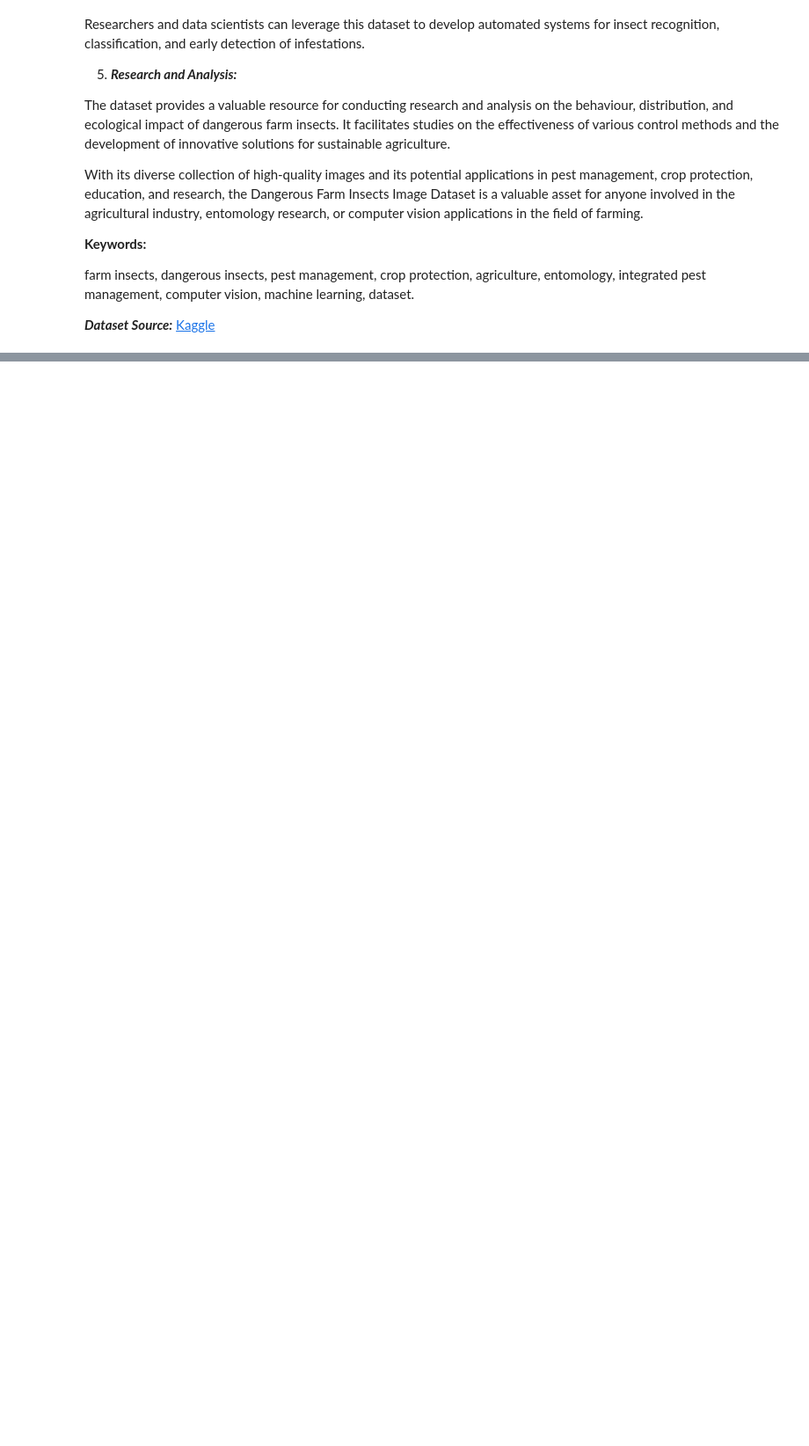
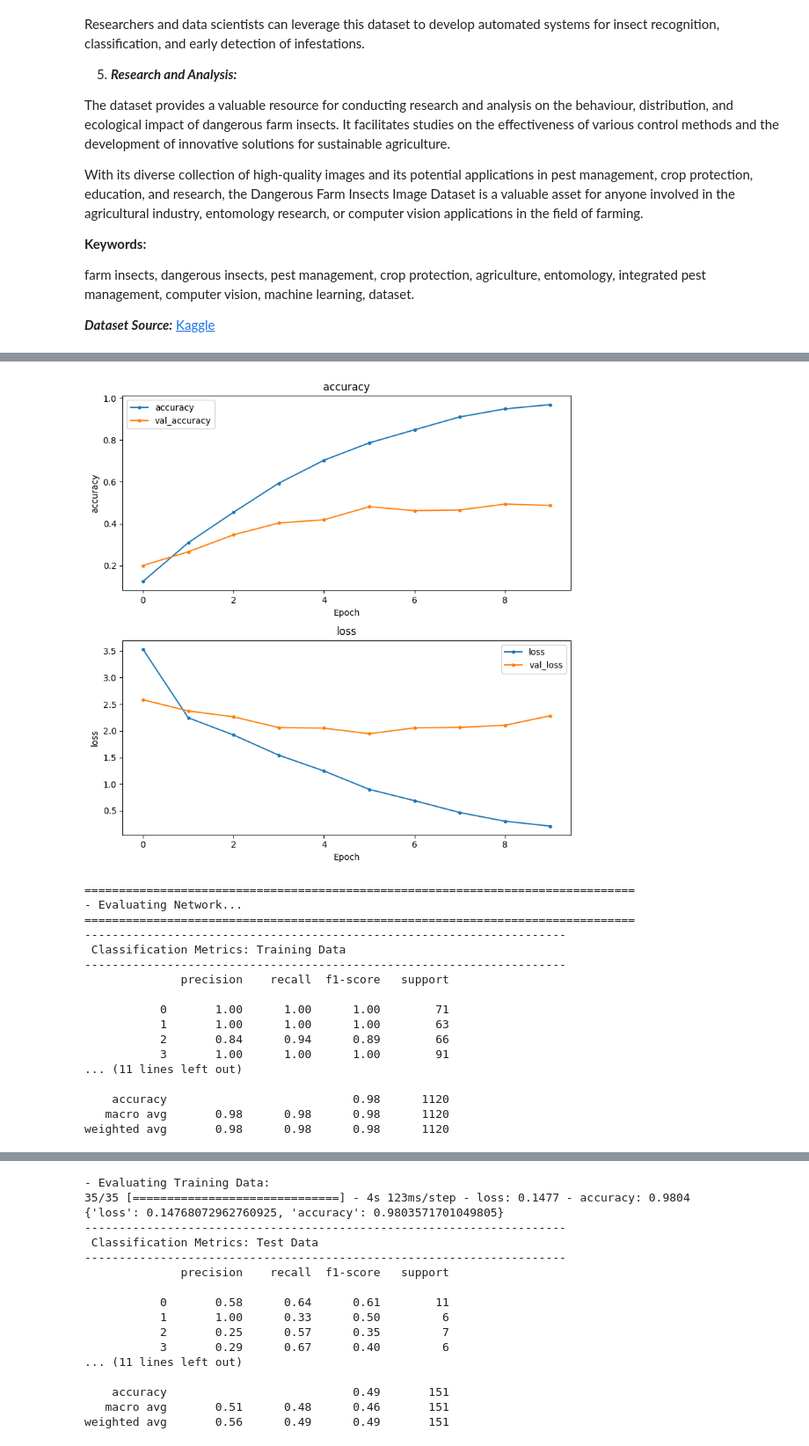
Before and after one commit to OMONa-E/Dangerous_Farm_Insects_Prediction_Using_CNNS, a Jupyter notebook: Dangerous_Farm_Insect_Prediction.ipynb, the cells around one changed output, grey strips where cells are left out. Shown: that part at 88% size. Saved outputs shown, nothing was run; the diff lists cells and outputs as text; code cells hidden in the pictures; blank space fills up the shorter version.

```diff
--- a/Dangerous_Farm_Insect_Prediction.ipynb
+++ b/Dangerous_Farm_Insect_Prediction.ipynb
@@ -66,0 +190,26 @@ data_dir
+# %%
+# we define our model build function
+def model_build():
+  # define the model
+  model = Sequential([
+      Rescaling(1./255, input_shape=input_shape),
+      Conv2D(filters=16, kernel_size=3, padding='same'),
+      MaxPooling2D(pool_size=2),
+      Conv2D(filters=32, kernel_size=3, padding='same'),
+      MaxPooling2D(pool_size=2),
+      Flatten(),
+      Dense(units=image_class_num, activation='softmax')
+  ])
+  # compile the model
+  model.compile(
+      loss='categorical_crossentropy',
+      optimizer='adam',
+      metrics=['accuracy']
+  )
+  # define our summary
+  model.summary()
+
+  return model
+
+# we build our model
+model = model_build()
@@ -66,0 +234,9 @@ data_dir
+# %%
+# we fit our model and save it in a varaible called history
+history = model.fit(
+    train_dataset,
+    epochs=10,
+    validation_data=val_dataset
+)
+
+history
@@ -66,0 +482,27 @@ data_dir
+# %%
+evaluate_classification_network(model,
+                                    X_train=train_dataset,
+                                    X_test=test_dataset,
+                                    history=history, history_figsize=(8, 8),
+                                    figsize=(10,10),
+                                    values_format=".1f",
+                                    colorbar=False)
+# %% [output]
+[figure, added]
+================================================================================
+- Evaluating Network...
+================================================================================
+----------------------------------------------------------------------
+ Classification Metrics: Training Data
+----------------------------------------------------------------------
+              precision    recall  f1-score   support
+
+           0       1.00      1.00      1.00        71
+           1       1.00      1.00      1.00        63
+           2       0.84      0.94      0.89        66
+           3       1.00      1.00      1.00        91
+... (11 lines left out)
+
+    accuracy                           0.98      1120
+   macro avg       0.98      0.98      0.98      1120
+weighted avg       0.98      0.98      0.98      1120
@@ -66,0 +510,17 @@ data_dir
+- Evaluating Training Data:
+35/35 [==============================] - 4s 123ms/step - loss: 0.1477 - accuracy: 0.9804
+{'loss': 0.14768072962760925, 'accuracy': 0.9803571701049805}
+----------------------------------------------------------------------
+ Classification Metrics: Test Data
+----------------------------------------------------------------------
+              precision    recall  f1-score   support
+
+           0       0.58      0.64      0.61        11
+           1       1.00      0.33      0.50         6
+           2       0.25      0.57      0.35         7
+           3       0.29      0.67      0.40         6
+... (11 lines left out)
+
+    accuracy                           0.49       151
+   macro avg       0.51      0.48      0.46       151
+weighted avg       0.56      0.49      0.49       151
```
Also changed, not shown: parts of 17 cells of this notebook.
